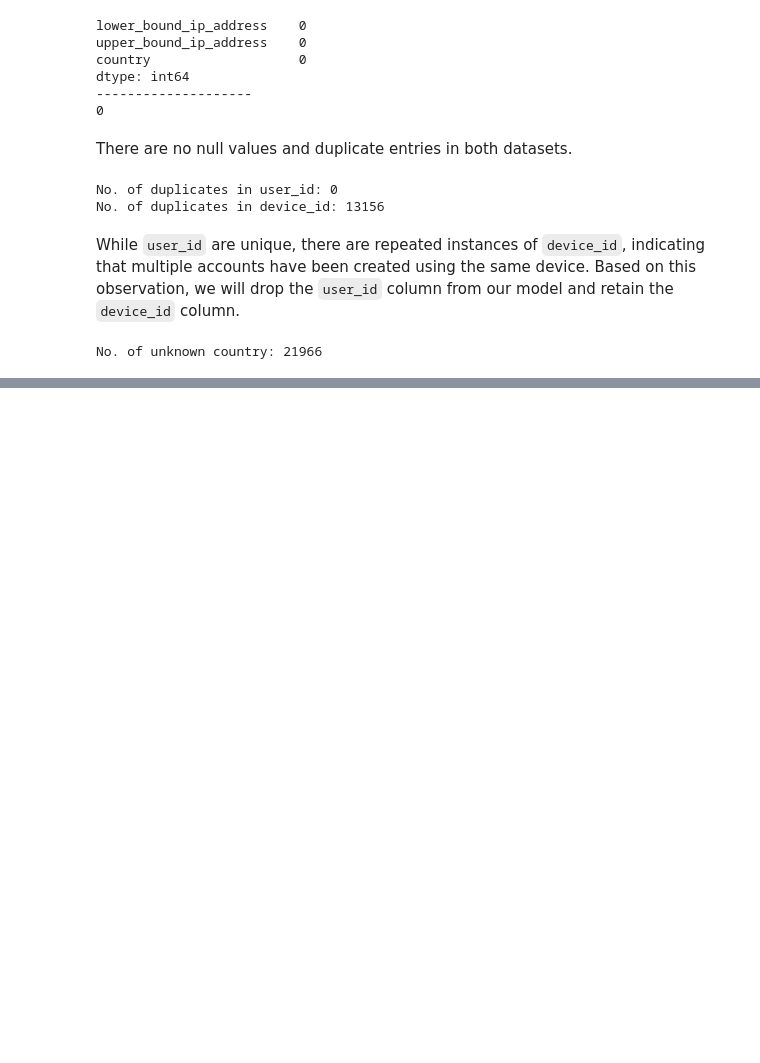
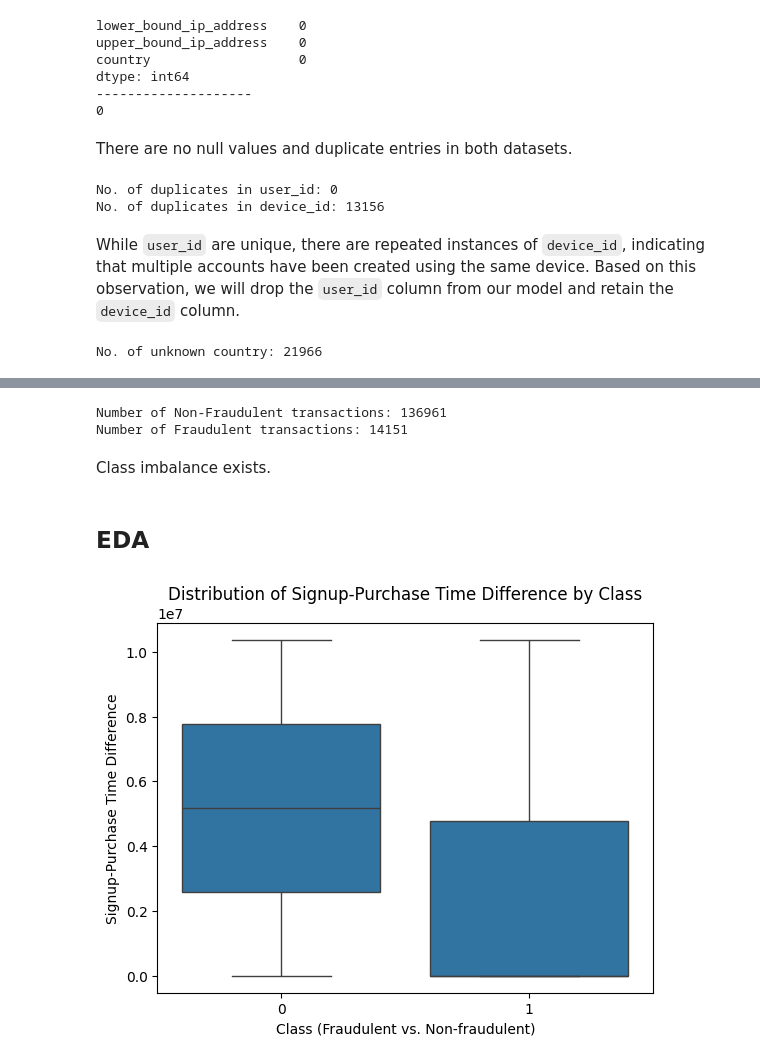
Before and after one commit to Hweihang00/DSA4263-Ecommerce-Fraud-Detection, a Jupyter notebook: main.ipynb, the cells around one changed output, grey strips where cells are left out. Cells and saved outputs as stored; diff of their text form; code cells hidden in the pictures; blank space fills up the shorter version.

Commit message:
Converted some non-numerical columns to numeric and done some preliminary EDA

```diff
--- a/main.ipynb
+++ b/main.ipynb
@@ -165,0 +205,3 @@ df_clean.head()
+# %%
+# Since the data is only for year 2015, we remove the year column
+df_clean.drop('purchase_year', axis=1, inplace=True)
@@ -165,0 +225,3 @@ df_clean.head()
+# %%
+# Finding out the difference in time between account creation time and time of purchase, in seconds
+df_clean['signup_purchase_time_diff'] = (df_clean['purchase_time']-df_clean['signup_time']).dt.total_seconds()
@@ -165,0 +255,11 @@ df_clean.head()
+# %%
+# Checking for class imbalance
+print("Number of Non-Fraudulent transactions:", df_clean['class'].value_counts()[0])
+print("Number of Fraudulent transactions:", df_clean['class'].value_counts()[1])
+# %% [output]
+Number of Non-Fraudulent transactions: 136961
+Number of Fraudulent transactions: 14151
+# %% [markdown]
+Class imbalance exists.
+# %% [markdown]
+## EDA
@@ -165,0 +269,9 @@ df_clean.head()
+# %%
+# Plotting boxplot to visualise the difference between signup-purchase time difference for each class
+sns.boxplot(x='class', y='signup_purchase_time_diff', data=df_clean)
+plt.xlabel('Class (Fraudulent vs. Non-fraudulent)')
+plt.ylabel('Signup-Purchase Time Difference')
+plt.title('Distribution of Signup-Purchase Time Difference by Class')
+plt.show()
+# %% [output]
+[figure, added]
```
Also changed, not shown: parts of 19 cells of this notebook.
